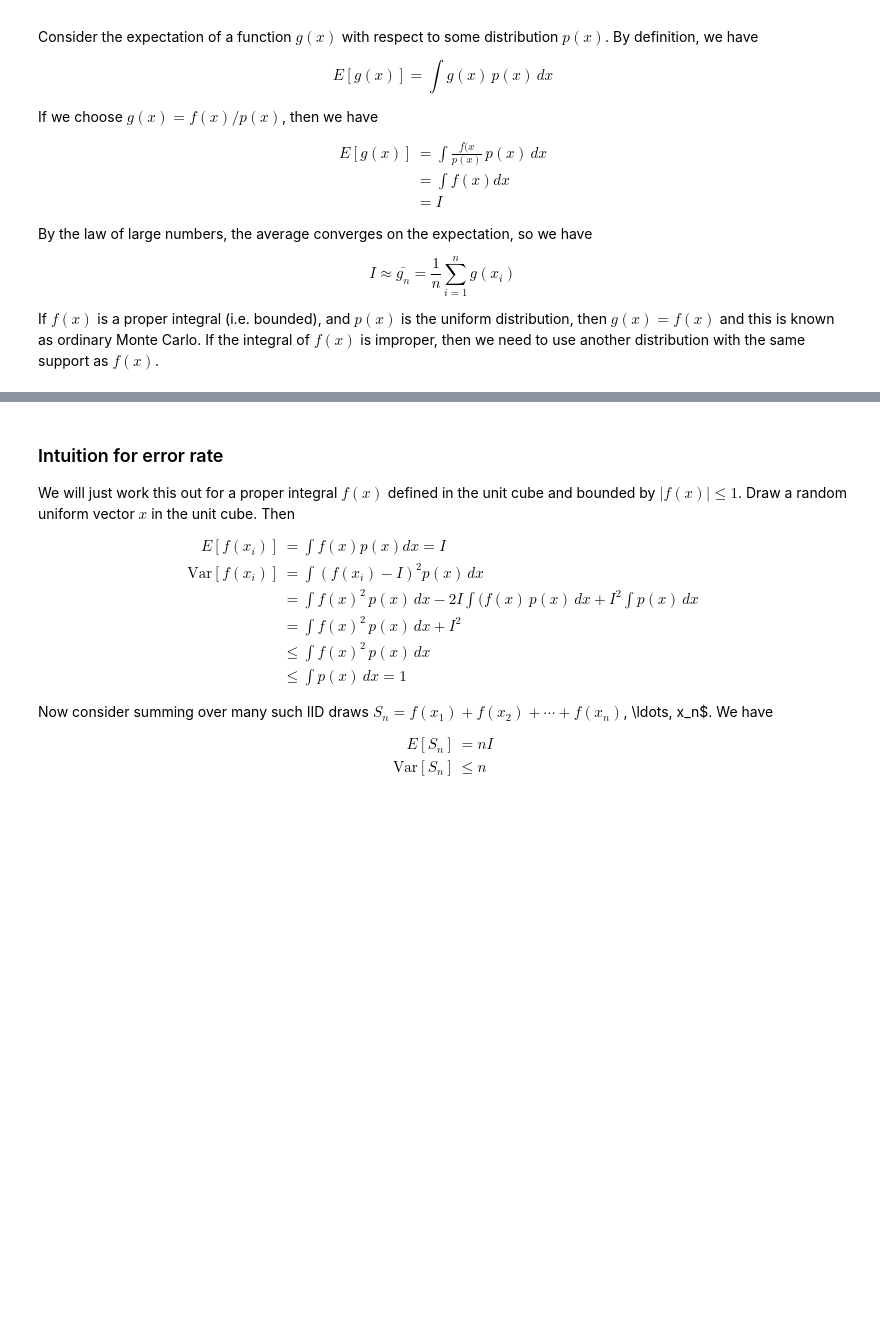
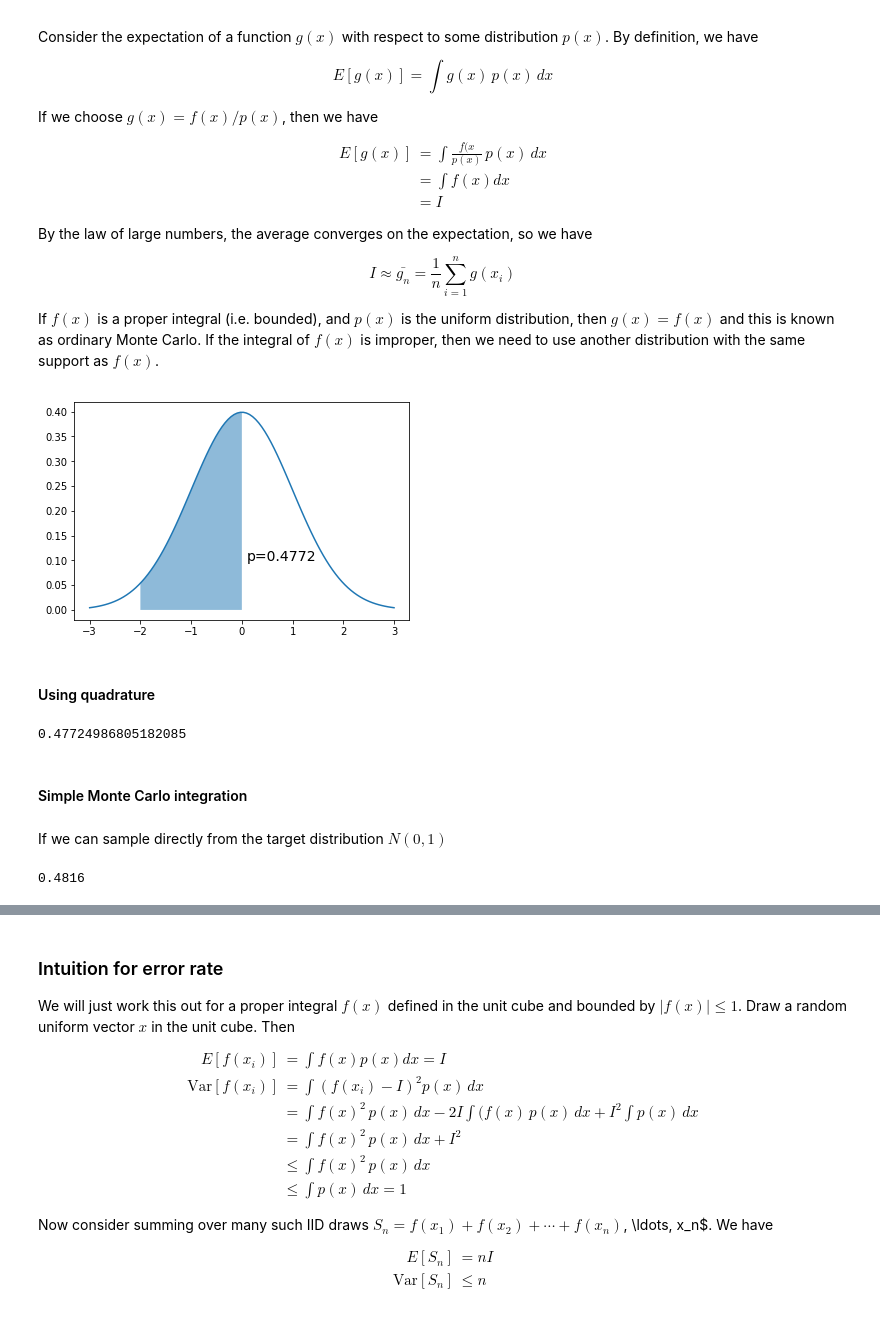
Before and after one commit to cliburn/sta-663-2018, a Jupyter notebook: notebooks/S10C_Monte_Carlo_Integration.ipynb, the cells around one changed output, grey strips where cells are left out. Drawn from its saved outputs; the diff is of its cells as text; code cells hidden in the pictures; blank space fills up the shorter version.

```diff
--- a/notebooks/S10C_Monte_Carlo_Integration.ipynb
+++ b/notebooks/S10C_Monte_Carlo_Integration.ipynb
@@ -164,0 +166,28 @@ If $f(x)$ is a proper integral (i.e. bounded), and $p(x)$ is the uniform distrib
+# %%
+x = np.linspace(-3,3,100)
+dist = stats.norm(0,1)
+a = -2
+b = 0
+plt.plot(x, dist.pdf(x))
+plt.fill_between(np.linspace(a,b,100), dist.pdf(np.linspace(a,b,100)), alpha=0.5)
+plt.text(b+0.1, 0.1, 'p=%.4f' % (dist.cdf(b) - dist.cdf(a)), fontsize=14)
+pass
+# %% [output]
+[figure, added]
+# %% [markdown]
+#### Using quadrature
+# %%
+y, err = quad(dist.pdf, a, b)
+y
+# %% [output]
+0.47724986805182085
+# %% [markdown]
+#### Simple Monte Carlo integration
+# %% [markdown]
+If we can sample directly from the target distribution $N(0,1)$
+# %%
+n = 10000
+x = dist.rvs(n)
+np.sum((a < x) & (x < b))/n
+# %% [output]
+0.4816
```
Also changed, not shown: parts of 19 cells of this notebook, 1 other file.
